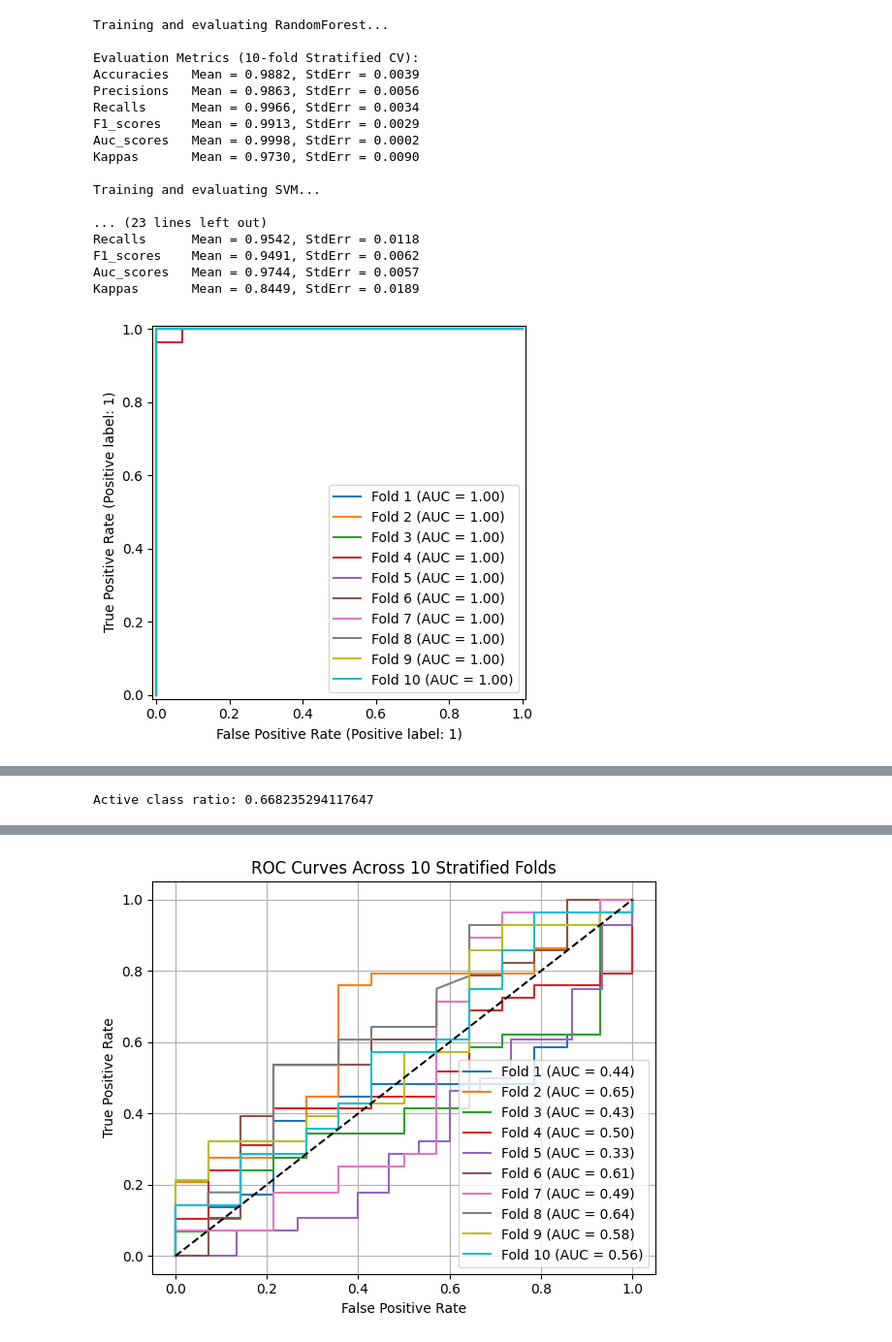
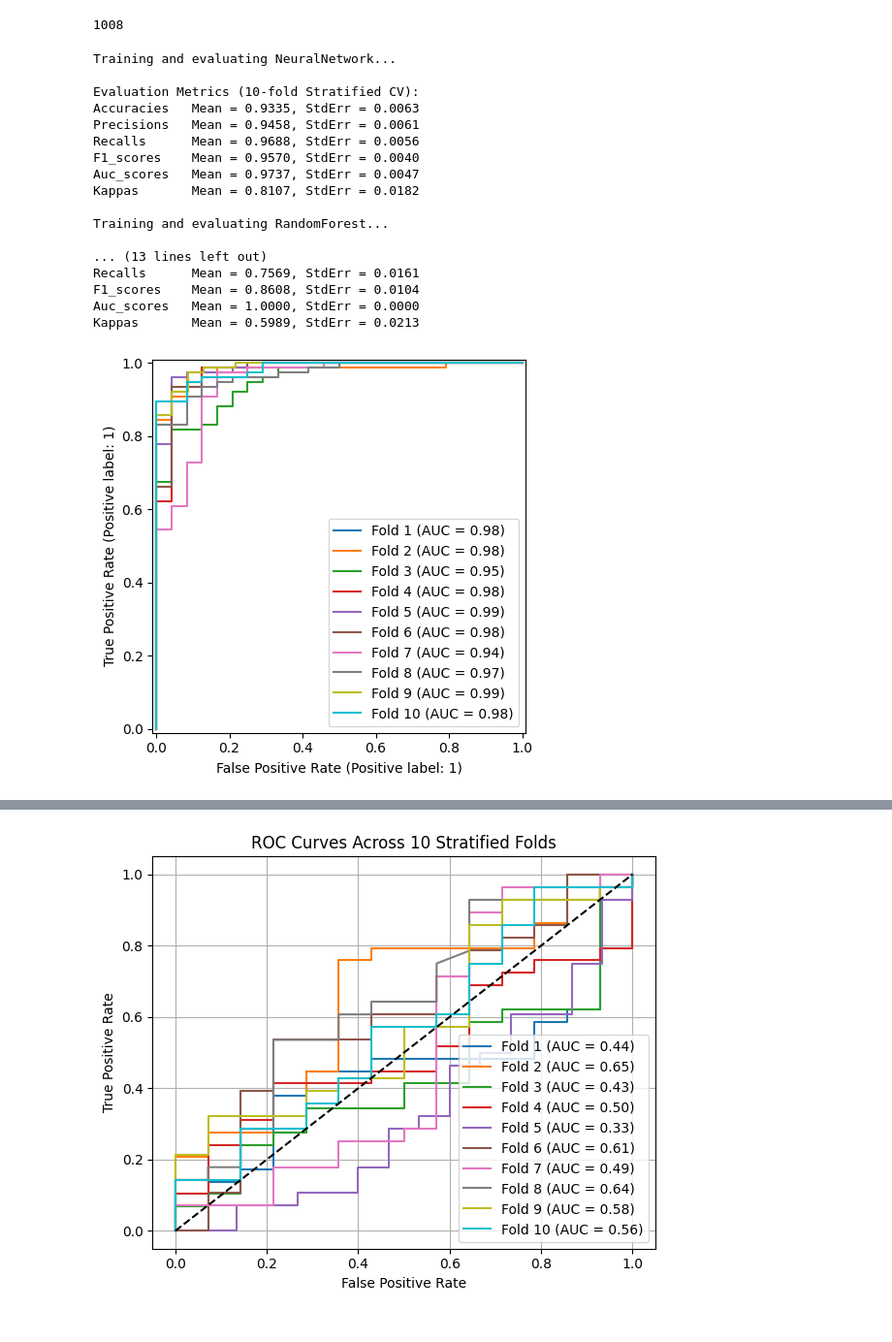
Before and after one commit to ManuelOtt-code/Project-DC, a Jupyter notebook: With_MF_ML_model_training.ipynb, the cells around one changed output, grey strips where cells are left out. Shown at 97% size. Drawn from its saved outputs; the diff is of its cells as text; code cells hidden in the pictures.

Commit message:
Mit Colab erstellt

```diff
--- a/With_MF_ML_model_training.ipynb
+++ b/With_MF_ML_model_training.ipynb
@@ -114,12 +114,12 @@ def drop_high_correlation_columns(df, threshold=0.75):
 
 # Configuration switches
 USE_MORDRED = True      # Set True to use Mordred, False for Morgan fingerprints
-USE_PHENOLS = False       # Set True to only keep rows with is_phenol == 1
+USE_PHENOLS = True       # Set True to only keep rows with is_phenol == 1
 FEATURE_SELECTION = True # Set True to clean Mordred features
 
 # === Load and process data ===
 if USE_MORDRED:
-    df = pd.read_csv("/content/drive/MyDrive/Colab Notebooks/all_mordred_unscaled.csv") #Change this for wherever you save theall_mordred_unscaled.csv
+    df = pd.read_csv("/content/drive/MyDrive/all_mordred_unscaled_grouped.csv") #Change this for wherever you save theall_mordred_unscaled.csv
 
     # Drop known non-feature columns
     df = drop_non_numeric_columns(df)
@@ -155,6 +155,9 @@ else:
     y = df["active"].to_numpy()
 
 #####
+len(df)
+# %% [output]
+1008
 # %%
 # Define Preprocessing and Models
 
@@ -201,17 +204,18 @@ param_grids = {
     },
     'SVM': {
         'kernel': ['linear', 'rbf'],
-        'C': [0.01, 0.1, 1, 10],
-        'gamma': ['scale', 0.1]
+        'classifier__C': [0.01, 0.1, 1, 10],
+        'classifier__gamma': ['scale', 0.1]
     },
     'LogisticRegression': {
         'classifier__C': [0.01, 0.1, 1, 10],
         'classifier__penalty': ['l1', 'l2']
     },
     'NeuralNetwork': {
-        'classifier__hidden_layer_sizes': [(50,), (100,)],
-        'classifier__alpha': [0.0001, 0.001],
-        'classifier__learning_rate_init': [0.001, 0.01]
+        'classifier__hidden_layer_sizes': [(50,50), (100,100), (50, 100), (100, 50), (50, 100, 50)],
+        'classifier__alpha': [0.0001, 0.001, 0.005],
+        'classifier__learning_rate_init': [0.001, 0.01, 0.005],
+        'classifier__early_stopping': [True]
     }
 }
 # %%
@@ -270,31 +335,37 @@ def evaluate_model_with_cv(model, X, y, random_state=42):
 # %%
 # loop through each model, perform grid search, and evaluate
-for model_name in ['RandomForest', 'SVM', 'LogisticRegression', 'NeuralNetwork']:
+all_metrics = []
+for model_name in ['NeuralNetwork', 'RandomForest', 'LogisticRegression']: #'RandomForest', 'SVM', 'LogisticRegression',
     print(f"\nTraining and evaluating {model_name}...")
 
     pipeline = get_model_pipeline(model_name)
     param_grid = param_grids[model_name]
 
     grid_search = perform_grid_search(pipeline, param_grid, X, y)
     best_model = grid_search.best_estimator_
 
-    evaluate_model_with_cv(best_model, X, y)
+    metrics_model = evaluate_model_with_cv(best_model, X, y) #get metrics for each model
+    df_metrics = pd.DataFrame(metrics_model)
+
+    df_metrics['Model'] = model_name
+
+    all_metrics.append(df_metrics) #get list with all metrics for each model
 # %% [output]
+Training and evaluating NeuralNetwork...
+
+Evaluation Metrics (10-fold Stratified CV):
+Accuracies   Mean = 0.9335, StdErr = 0.0063
+Precisions   Mean = 0.9458, StdErr = 0.0061
+Recalls      Mean = 0.9688, StdErr = 0.0056
+F1_scores    Mean = 0.9570, StdErr = 0.0040
+Auc_scores   Mean = 0.9737, StdErr = 0.0047
+Kappas       Mean = 0.8107, StdErr = 0.0182
+
 Training and evaluating RandomForest...
 
-Evaluation Metrics (10-fold Stratified CV):
-Accuracies   Mean = 0.9882, StdErr = 0.0039
-Precisions   Mean = 0.9863, StdErr = 0.0056
-Recalls      Mean = 0.9966, StdErr = 0.0034
-F1_scores    Mean = 0.9913, StdErr = 0.0029
-Auc_scores   Mean = 0.9998, StdErr = 0.0002
-Kappas       Mean = 0.9730, StdErr = 0.0090
-
-Training and evaluating SVM...
-
-... (23 lines left out)
-Recalls      Mean = 0.9542, StdErr = 0.0118
-F1_scores    Mean = 0.9491, StdErr = 0.0062
-Auc_scores   Mean = 0.9744, StdErr = 0.0057
-Kappas       Mean = 0.8449, StdErr = 0.0189
+... (13 lines left out)
+Recalls      Mean = 0.7569, StdErr = 0.0161
+F1_scores    Mean = 0.8608, StdErr = 0.0104
+Auc_scores   Mean = 1.0000, StdErr = 0.0000
+Kappas       Mean = 0.5989, StdErr = 0.0213
-[figure, old version]
+[figure, new version]
@@ -304,5 +373,0 @@ Kappas       Mean = 0.8449, StdErr = 0.0189
-# %%
-#Sanity check: check ratios
-print("Active class ratio:", np.mean(y))
-# %% [output]
-Active class ratio: 0.668235294117647
```
Also changed, not shown: parts of 7 cells of this notebook.
